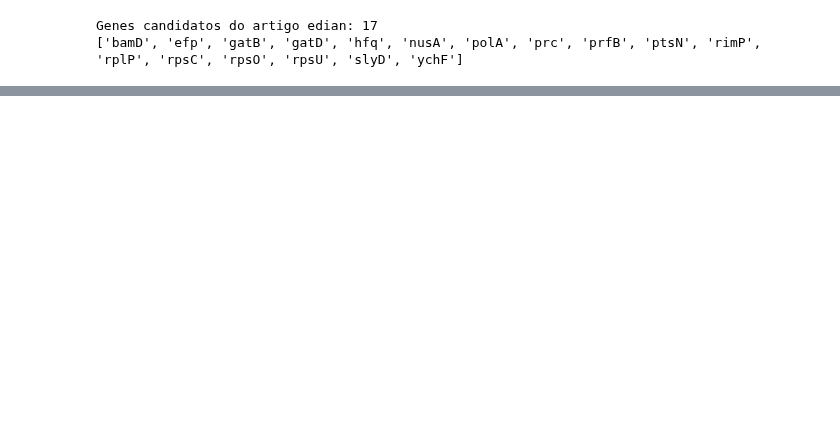
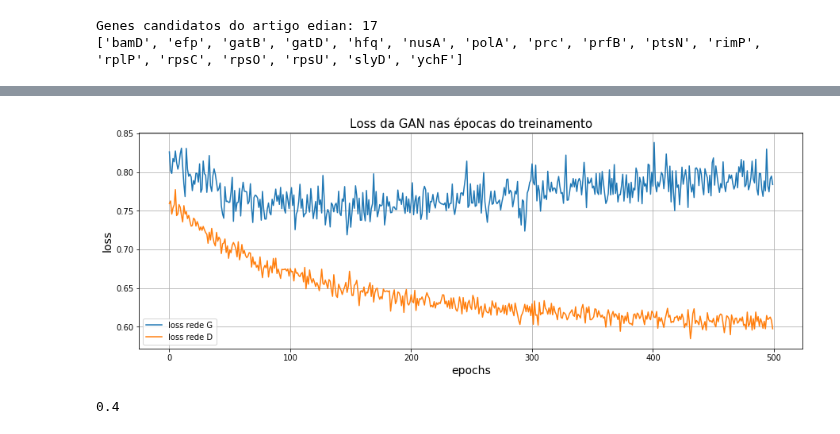
Before and after one commit to ejrueda/MasterUFPA, a Jupyter notebook: Proyectos/BioInformática/data train augmentation with GAN.ipynb, the cells around one changed output, grey strips where cells are left out. Drawn from its saved outputs; the diff is of its cells as text; code cells hidden in the pictures; blank space fills up the shorter version.

```diff
--- a/Proyectos/BioInformática/data train augmentation with GAN.ipynb
+++ b/Proyectos/BioInformática/data train augmentation with GAN.ipynb
@@ -584,0 +724,15 @@ https://pandas.pydata.org/pandas-docs/stable/user_guide/indexing.html#deprecate-
+# %%
+plt.figure(figsize=(15,5))
+plt.title("Loss da GAN nas épocas do treinamento", fontsize=15)
+plt.plot(range(len(gloss)), gloss, label="loss rede G")
+plt.plot(range(len(dloss)), dloss, label="loss rede D")
+plt.xlabel("epochs", fontsize=14)
+plt.ylabel("loss", fontsize=14)
+plt.grid()
+plt.legend();
+# %% [output]
+[figure, added]
+# %%
+np.mean(obj_oc.D.predict_classes(X_train)==1)
+# %% [output]
+0.4
```
Also changed, not shown: parts of 21 cells of this notebook.
